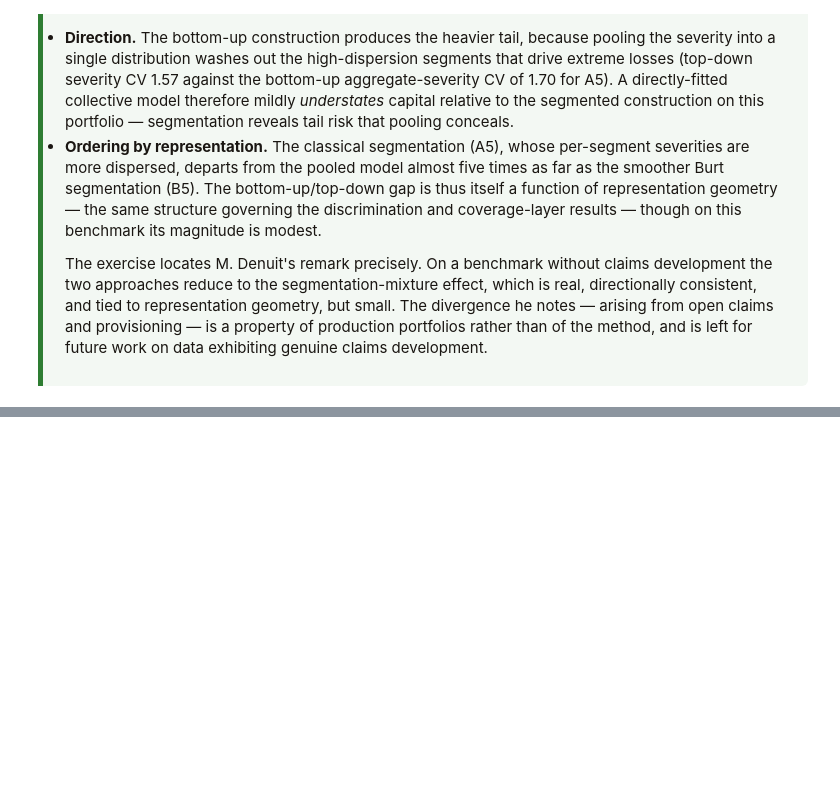
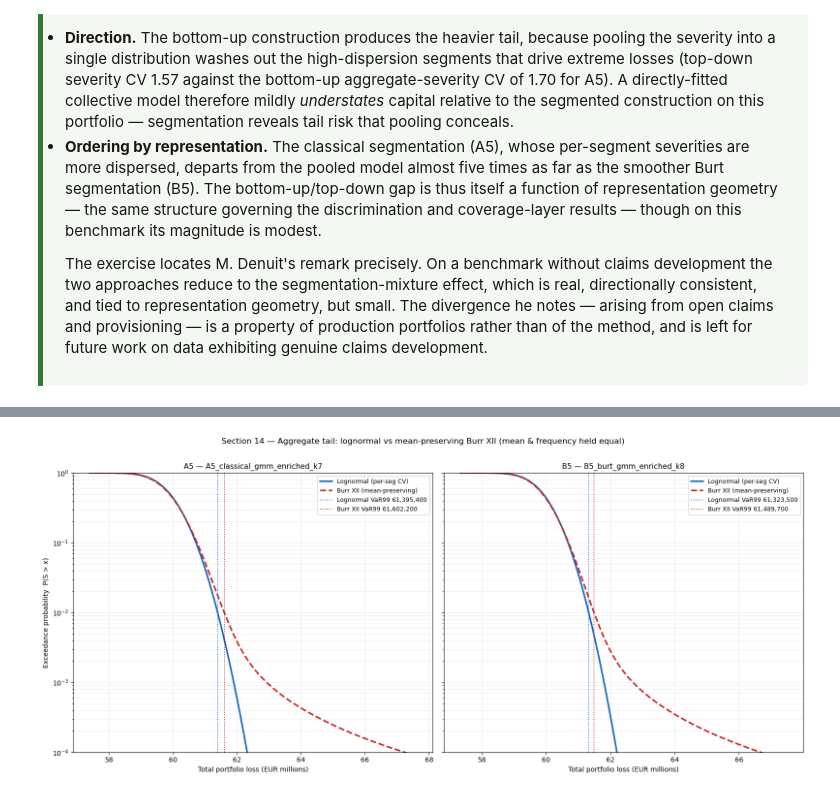
Before and after one commit to evrelegh/P-C, a Jupyter notebook: motor_burt_benchmark.ipynb, the cells around one changed output, grey strips where cells are left out. Saved outputs shown, nothing was run; the diff lists cells and outputs as text; code cells hidden in the pictures; blank space fills up the shorter version.

```diff
--- a/motor_burt_benchmark.ipynb
+++ b/motor_burt_benchmark.ipynb
@@ -6094,0 +6591,75 @@ data exhibiting genuine claims development.</p>
+# %%
+# ============================================================
+# Section: 14
+# Cell: 14.5
+# Title: Tail Exceedance — lognormal vs Burr XII aggregate (A5, B5)
+# Version: 1.0.0
+# Date: 2026-07-30
+# Provides: (figure only)
+# Requires: 14.1 engine; 14.3 burr_shape/_Bfac; prepare_aggregate_parameters,
+#           compute_empirical_cvs (Cell 7.1); BEST_DATA, best_calib_data
+# Description:
+# Aggregate survival functions P(S > x) on a log axis, lognormal vs Burr XII,
+# for A5 and B5, with the ground-up 99% VaR marked. Shows WHERE the Burr tail
+# departs from the lognormal once mean and frequency are held equal.
+# ============================================================
+%matplotlib inline
+import matplotlib.pyplot as plt
+from IPython.display import display as _ipy_display
+
+_c, _d = burr_shape
+grid = np.arange(2 ** FFT_LOG2) * FFT_H
+
+
+def _both_aggregates(df):
+    emp_cvs = compute_empirical_cvs(df)
+    params = prepare_aggregate_parameters(df, segmentation_col="risk_cluster",
+                                          empirical_cvs=emp_cvs)
+    lam = params["expected_claims"].values
+    logn_pmfs, burr_pmfs = [], []
+    for m, cv in zip(params["mean_sev"].values, params["cv"].values):
+        sig = np.sqrt(np.log(cv ** 2 + 1.0)); scale = m / np.exp(0.5 * sig ** 2)
+        logn_pmfs.append(discretise_severity(st.lognorm, (sig, 0.0, scale)))
+        burr_pmfs.append(discretise_severity(st.burr12, (_c, _d, 0.0, m / _Bfac)))
+    return (compound_poisson_fft(lam, logn_pmfs),
+            compound_poisson_fft(lam, burr_pmfs))
+
+
+def _sf_and_var(fS, a=0.99):
+    sf = 1.0 - np.cumsum(fS)
+    var = grid[np.searchsorted(np.cumsum(fS), a)]
+    return sf, var
+
+
+fS_logn_A5, fS_burr_A5 = _both_aggregates(BEST_DATA)
+fS_logn_B5, fS_burr_B5 = _both_aggregates(best_calib_data)
+
+plt.close("all")
+fig, (axA, axB) = plt.subplots(1, 2, figsize=(16, 7), sharey=True)
+C_LOGN, C_BURR = "#1565C0", "#C62828"
+
+for ax, fL, fBu, title in [
+    (axA, fS_logn_A5, fS_burr_A5, f"A5 — {best_experiment}"),
+    (axB, fS_logn_B5, fS_burr_B5, f"B5 — {best_calib_name}"),
+]:
+    sfL, vL = _sf_and_var(fL); sfB, vB = _sf_and_var(fBu)
+    # focus the x-window on the tail region where the curves live
+    lo = min(vL, vB) - 4e6; hi = max(vL, vB) + 6e6
+    mask = (grid >= lo) & (grid <= hi)
+    ax.plot(grid[mask] / 1e6, sfL[mask], color=C_LOGN, lw=2.4, label="Lognormal (per-seg CV)")
+    ax.plot(grid[mask] / 1e6, sfB[mask], color=C_BURR, lw=2.4, ls="--", label="Burr XII (mean-preserving)")
+    ax.axvline(vL / 1e6, color=C_LOGN, lw=1.3, ls=":", label=f"Lognormal VaR99 {vL:,.0f}")
+    ax.axvline(vB / 1e6, color=C_BURR, lw=1.3, ls=":", label=f"Burr XII VaR99 {vB:,.0f}")
+    ax.set_yscale("log"); ax.set_ylim(1e-4, 1)
+    ax.set_xlabel("Total portfolio loss (EUR millions)")
+    ax.set_title(title, fontsize=11)
+    ax.grid(True, which="both", alpha=0.2)
+    ax.legend(frameon=True, facecolor="white", fontsize=9)
+axA.set_ylabel("Exceedance probability  P(S > x)")
+fig.suptitle("Section 14 — Aggregate tail: lognormal vs mean-preserving Burr XII "
+             "(mean & frequency held equal)", fontsize=12, y=1.01)
+fig.tight_layout()
+_ipy_display(fig)
+plt.close(fig)
+# %% [output]
+[figure, added]
```
Also changed, not shown: parts of 11 cells of this notebook, 1 other file.
